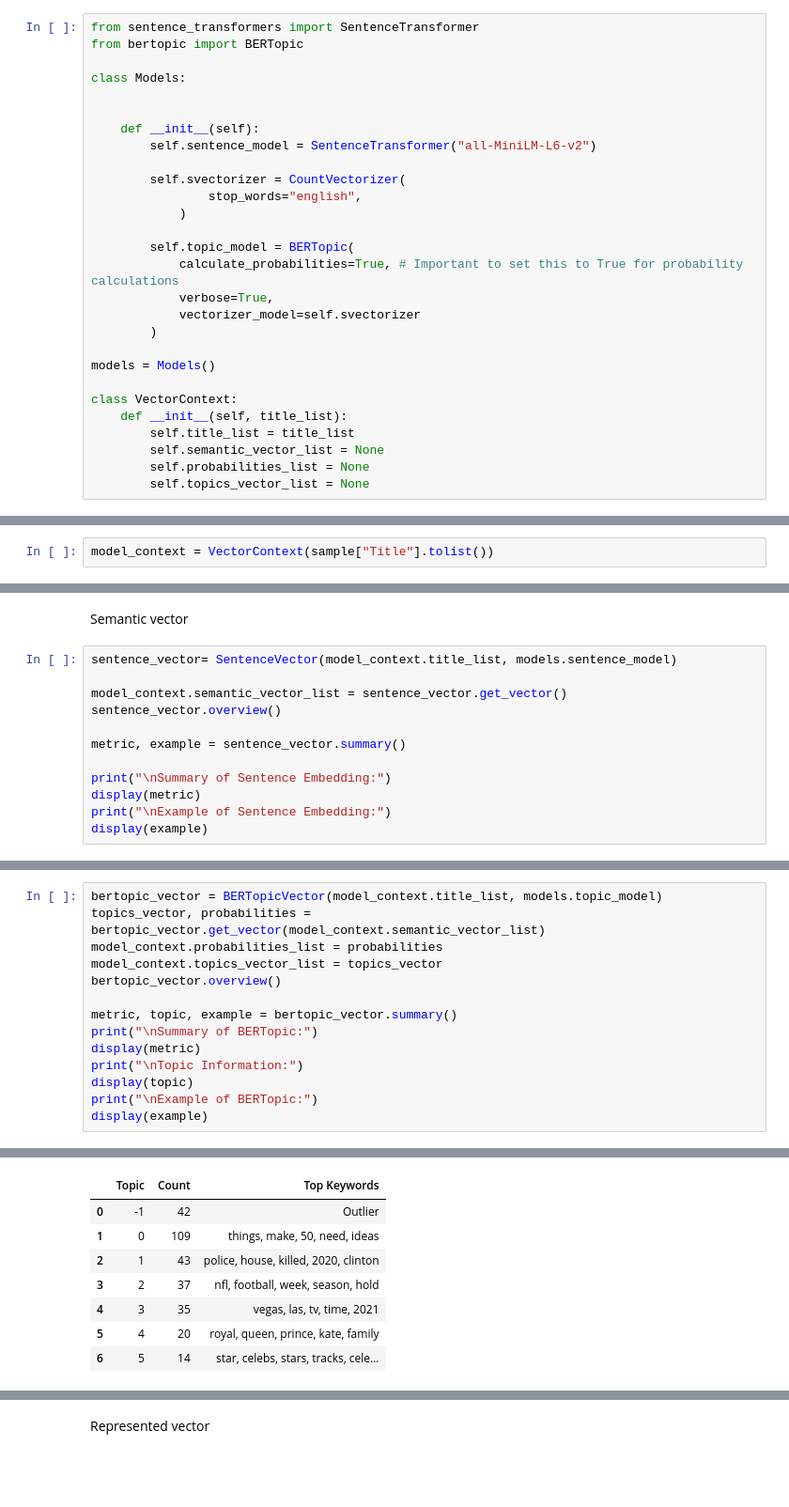
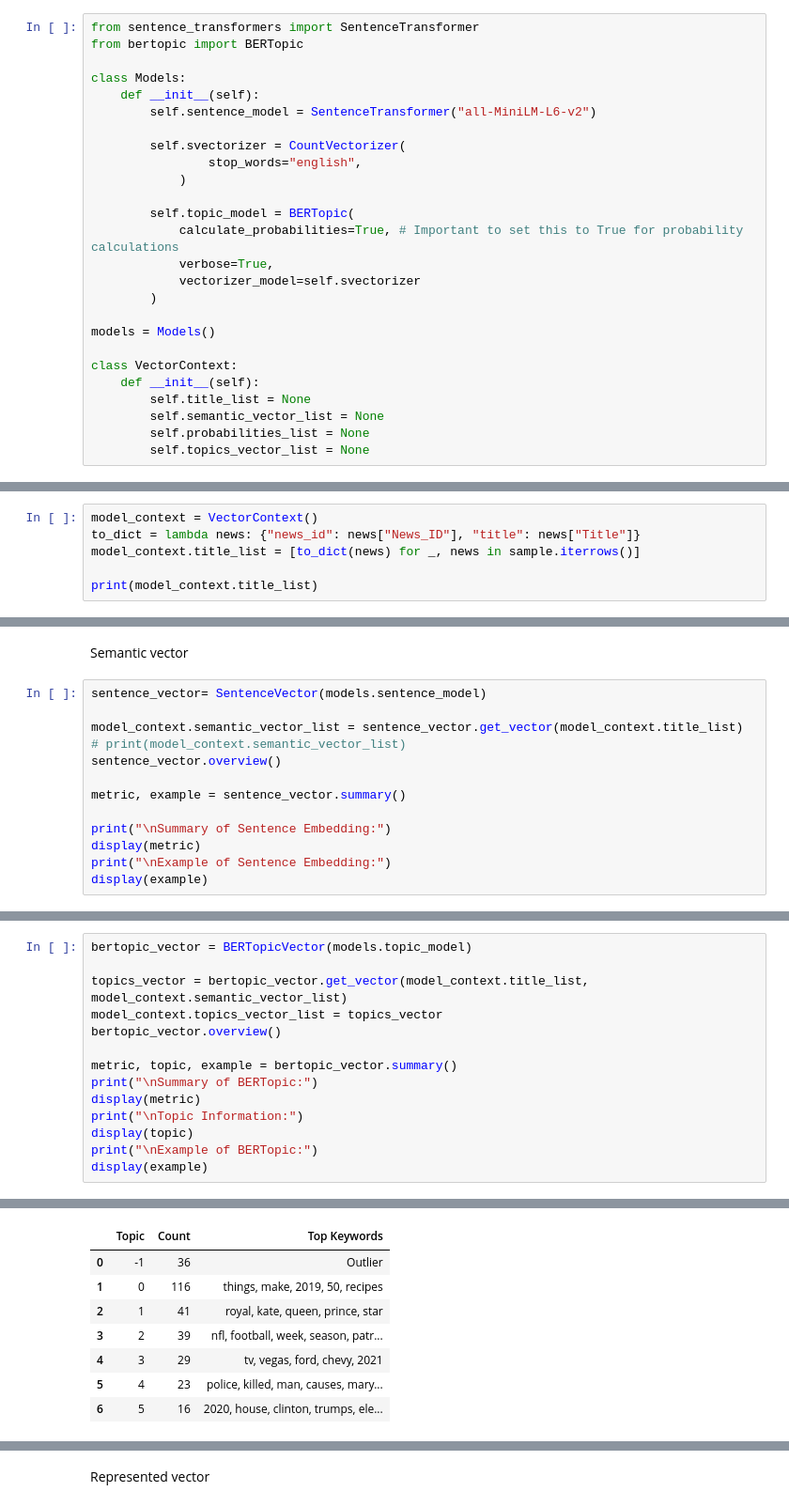
Before and after one commit to MinDag0612/news-recommendation-system, a Jupyter notebook: notebooks/dataset_analysis.ipynb, the cells around one changed output, grey strips where cells are left out. Shown at 94% size. Cells and saved outputs as stored; diff of their text form; blank space fills up the shorter version.

Commit message:
[Update] fix structure of output vector

```diff
--- a/notebooks/dataset_analysis.ipynb
+++ b/notebooks/dataset_analysis.ipynb
@@ -110,8 +110,6 @@ from sentence_transformers import SentenceTransformer
 from bertopic import BERTopic
 
 class Models:
-
-
     def __init__(self):
         self.sentence_model = SentenceTransformer("all-MiniLM-L6-v2")
 
@@ -128,8 +126,8 @@ class Models:
 models = Models()
 
 class VectorContext:
-    def __init__(self, title_list):
-        self.title_list = title_list
+    def __init__(self):
+        self.title_list = None
         self.semantic_vector_list = None
         self.probabilities_list = None
         self.topics_vector_list = None
@@ -330,4 +405,8 @@ class BERTopicVector(Vector):
 # %% [markdown]
 Title list
 # %%
-model_context = VectorContext(sample["Title"].tolist())
+model_context = VectorContext()
+to_dict = lambda news: {"news_id": news["News_ID"], "title": news["Title"]}
+model_context.title_list = [to_dict(news) for _, news in sample.iterrows()]
+
+print(model_context.title_list)
@@ -334,9 +415,10 @@ model_context = VectorContext(sample["Title"].tolist())
 # %% [markdown]
 Semantic vector
 # %%
-sentence_vector= SentenceVector(model_context.title_list, models.sentence_model)
+sentence_vector= SentenceVector(models.sentence_model)
 
-model_context.semantic_vector_list = sentence_vector.get_vector()
+model_context.semantic_vector_list = sentence_vector.get_vector(model_context.title_list)
+# print(model_context.semantic_vector_list)
 sentence_vector.overview()
 
 metric, example = sentence_vector.summary()
@@ -369,7 +451,7 @@ Example of Sentence Embedding:
 # %%
-bertopic_vector = BERTopicVector(model_context.title_list, models.topic_model)
-topics_vector, probabilities = bertopic_vector.get_vector(model_context.semantic_vector_list)
-model_context.probabilities_list = probabilities
+bertopic_vector = BERTopicVector(models.topic_model)
+
+topics_vector = bertopic_vector.get_vector(model_context.title_list, model_context.semantic_vector_list)
 model_context.topics_vector_list = topics_vector
 bertopic_vector.overview()
 
@@ -413,10 +495,10 @@ Summary of BERTopic:
 Topic Information:
 |  | Topic | Count | Top Keywords |
-| 0 | -1 | 42 | Outlier |
-| 1 | 0 | 109 | things, make, 50, need, ideas |
-| 2 | 1 | 43 | police, house, killed, 2020, clinton |
-| 3 | 2 | 37 | nfl, football, week, season, hold |
-| 4 | 3 | 35 | vegas, las, tv, time, 2021 |
-| 5 | 4 | 20 | royal, queen, prince, kate, family |
-| 6 | 5 | 14 | star, celebs, stars, tracks, cele... |
+| 0 | -1 | 36 | Outlier |
+| 1 | 0 | 116 | things, make, 2019, 50, recipes |
+| 2 | 1 | 41 | royal, kate, queen, prince, star |
+| 3 | 2 | 39 | nfl, football, week, season, patr... |
+| 4 | 3 | 29 | tv, vegas, ford, chevy, 2021 |
+| 5 | 4 | 23 | police, killed, man, causes, mary... |
+| 6 | 5 | 16 | 2020, house, clinton, trumps, ele... |
 Example of BERTopic:
```
Also changed, not shown: parts of 12 cells of this notebook.
